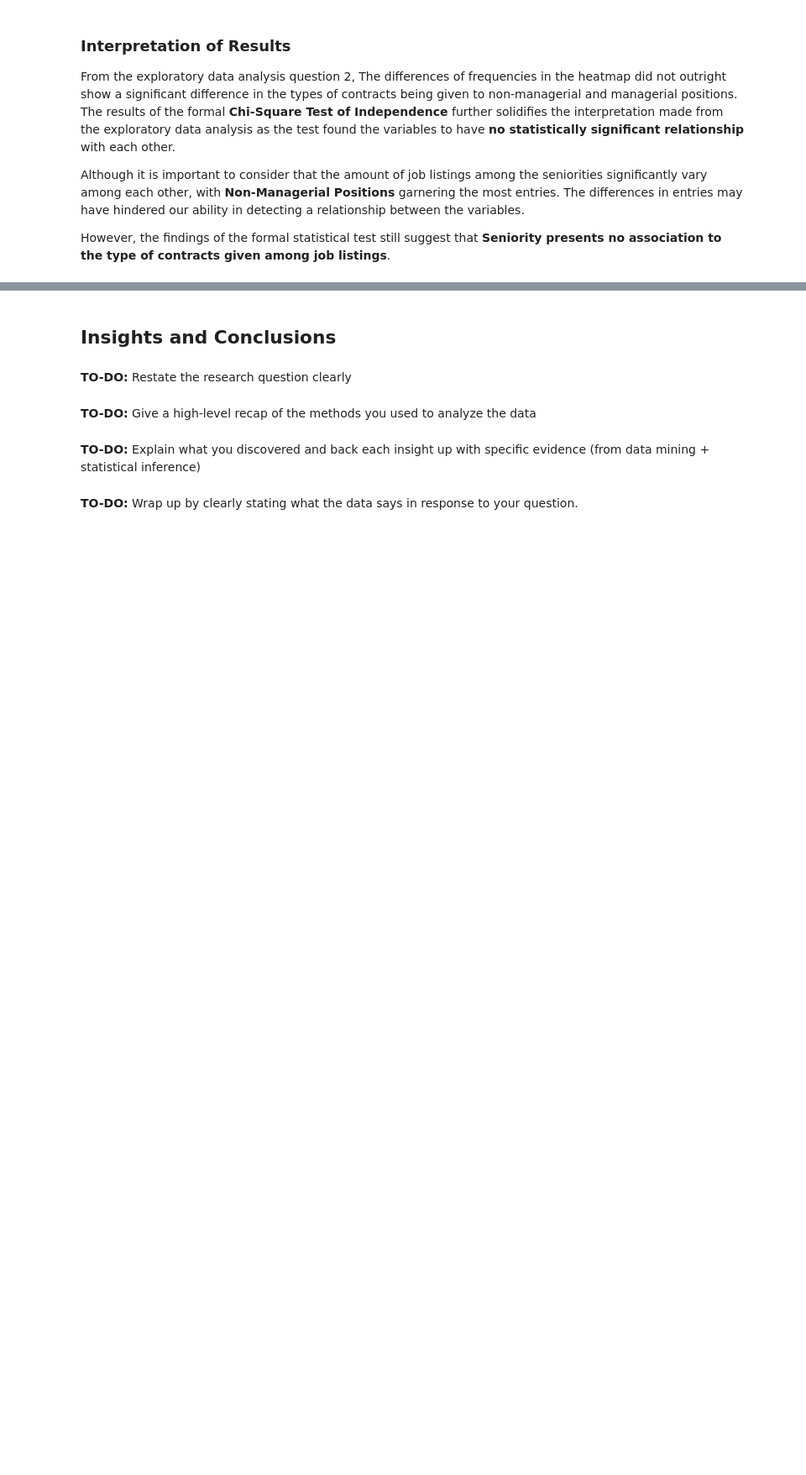
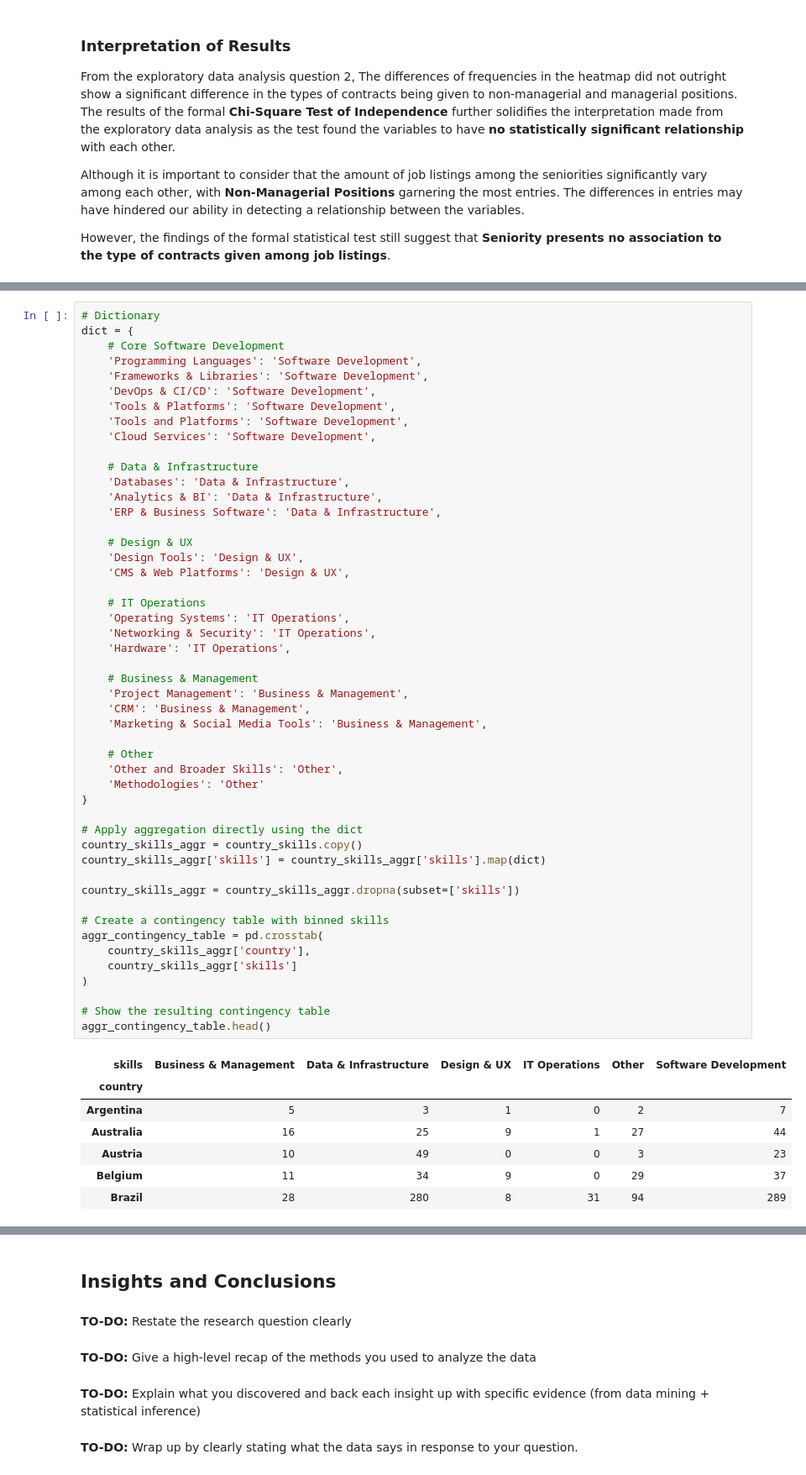
Before and after one commit to dredredre20/CSMODEL_MCO, a Jupyter notebook: mco.ipynb, the cells around one changed output, grey strips where cells are left out. Shown at 84% size. Saved outputs shown, nothing was run; the diff lists cells and outputs as text; blank space fills up the shorter version.

```diff
--- a/mco.ipynb
+++ b/mco.ipynb
@@ -1929,0 +2056,57 @@ However, the findings of the formal statistical test still suggest that **Senior
+# %%
+# Dictionary
+dict = {
+    # Core Software Development
+    'Programming Languages': 'Software Development',
+    'Frameworks & Libraries': 'Software Development',
+    'DevOps & CI/CD': 'Software Development',
+    'Tools & Platforms': 'Software Development',
+    'Tools and Platforms': 'Software Development',
+    'Cloud Services': 'Software Development',
+
+    # Data & Infrastructure
+    'Databases': 'Data & Infrastructure',
+    'Analytics & BI': 'Data & Infrastructure',
+    'ERP & Business Software': 'Data & Infrastructure',
+
+    # Design & UX
+    'Design Tools': 'Design & UX',
+    'CMS & Web Platforms': 'Design & UX',
+
+    # IT Operations
+    'Operating Systems': 'IT Operations',
+    'Networking & Security': 'IT Operations',
+    'Hardware': 'IT Operations',
+
+    # Business & Management
+    'Project Management': 'Business & Management',
+    'CRM': 'Business & Management',
+    'Marketing & Social Media Tools': 'Business & Management',
+
+    # Other
+    'Other and Broader Skills': 'Other',
+    'Methodologies': 'Other'
+}
+
+# Apply aggregation directly using the dict
+country_skills_aggr = country_skills.copy()
+country_skills_aggr['skills'] = country_skills_aggr['skills'].map(dict)
+
+country_skills_aggr = country_skills_aggr.dropna(subset=['skills'])
+
+# Create a contingency table with binned skills
+aggr_contingency_table = pd.crosstab(
+    country_skills_aggr['country'],
+    country_skills_aggr['skills']
+)
+
+# Show the resulting contingency table
+aggr_contingency_table.head()
+# %% [output]
+| skills | Business & Management | Data & Infrastructure | Design & UX | IT Operations | Other | Software Development |
+| country |  |  |  |  |  |  |
+| Argentina | 5 | 3 | 1 | 0 | 2 | 7 |
+| Australia | 16 | 25 | 9 | 1 | 27 | 44 |
+| Austria | 10 | 49 | 0 | 0 | 3 | 23 |
+| Belgium | 11 | 34 | 9 | 0 | 29 | 37 |
+| Brazil | 28 | 280 | 8 | 31 | 94 | 289 |
```
Also changed, not shown: parts of 37 cells of this notebook.
